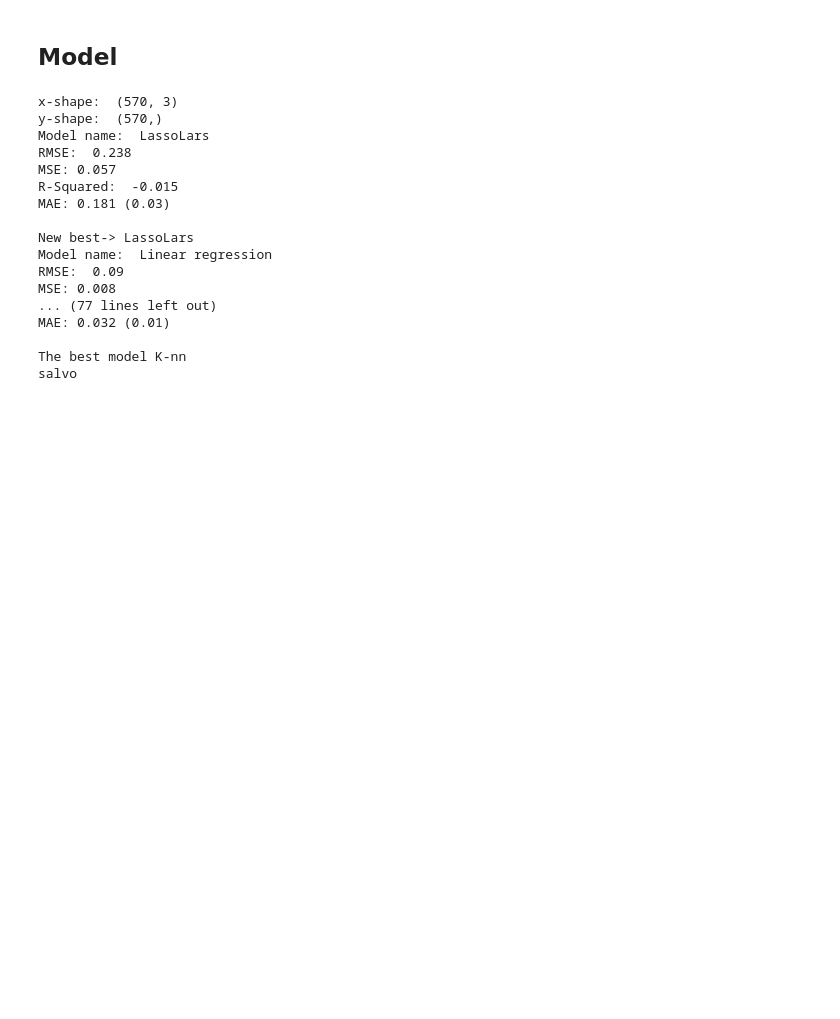
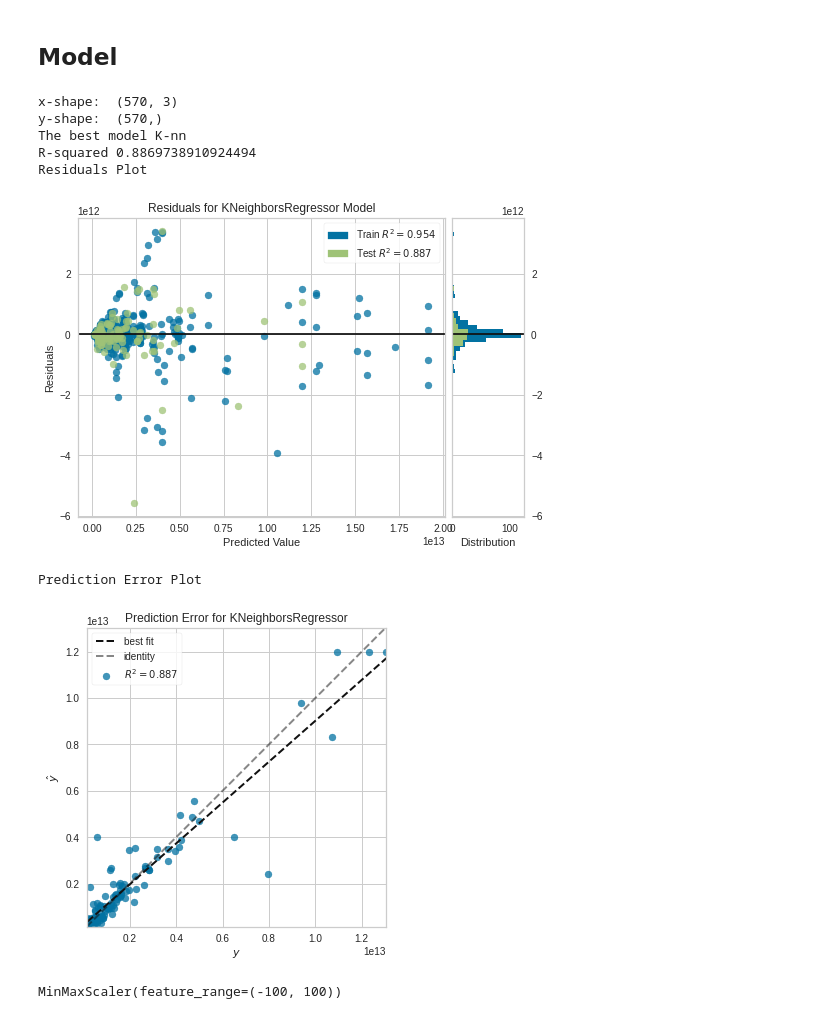
Before and after one commit to Matheus73/jogoEconomiaSensata, a Jupyter notebook: research/make_models.ipynb, the cells around one changed output. Drawn from its saved outputs; the diff is of its cells as text; code cells hidden in the pictures; blank space fills up the shorter version.

```diff
--- a/research/make_models.ipynb
+++ b/research/make_models.ipynb
@@ -491,7 +444,7 @@ salvo
 # %% [markdown]
 ## Input
 # %%
-inputs_economia =['NV.IND.TOTL.CD','NV.IND.MANF.CD','NV.SRV.TOTL.CD']
+inputs_economia =['NV.IND.TOTL.ZS','NV.IND.MANF.ZS','NV.SRV.TOTL.ZS']
 df_inputs_economia = read_data(inputs_economia)
 df_inputs_economia.fillna(df_inputs_economia.mean(), inplace=True)
 # %% [markdown]
@@ -506,22 +459,17 @@ df_outputs_economia=df_outputs_economia.groupby(level=0).sum()
 ## Model
 # %%
 model_economia, normalizer_economia = get_the_best_model(df_inputs_economia, df_outputs_economia)
-save('economia', model_economia, normalizer_economia)
 # %% [output]
 x-shape:  (570, 3)
 y-shape:  (570,)
-Model name:  LassoLars
-RMSE:  0.238
-MSE: 0.057
-R-Squared:  -0.015
-MAE: 0.181 (0.03)
-
-New best-> LassoLars
-Model name:  Linear regression
-RMSE:  0.09
-MSE: 0.008
-... (77 lines left out)
-MAE: 0.032 (0.01)
-
 The best model K-nn
-salvo
+R-squared 0.8869738910924494
+Residuals Plot
+[figure, added]
+Prediction Error Plot
+[figure, added]
+# %%
+normalizer_out = MinMaxScaler(feature_range = (-100, 100))
+normalizer_out.fit(get_data(df_outputs_saude))
+# %% [output]
+MinMaxScaler(feature_range=(-100, 100))
```
Also changed, not shown: parts of 27 cells of this notebook.
